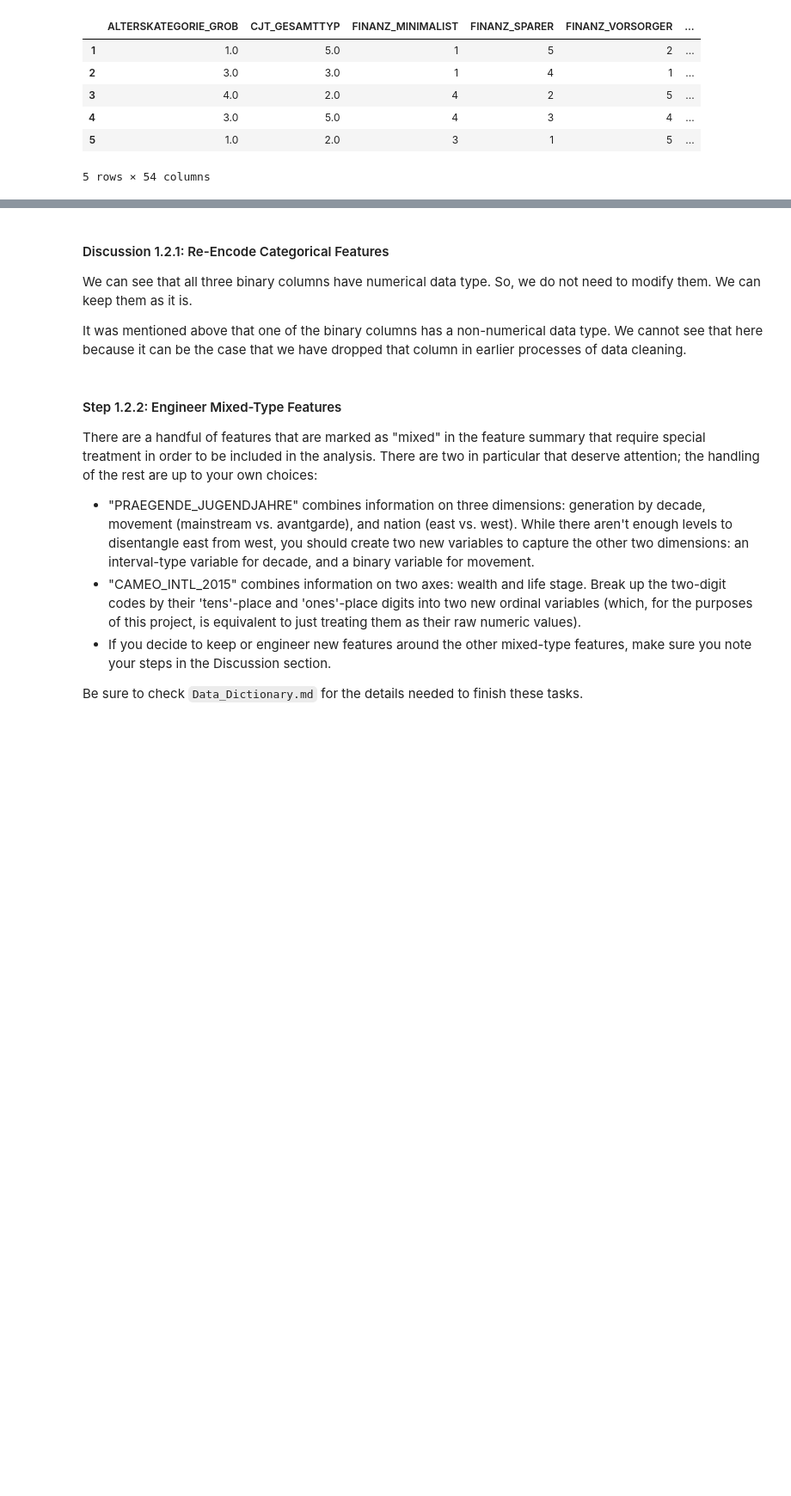
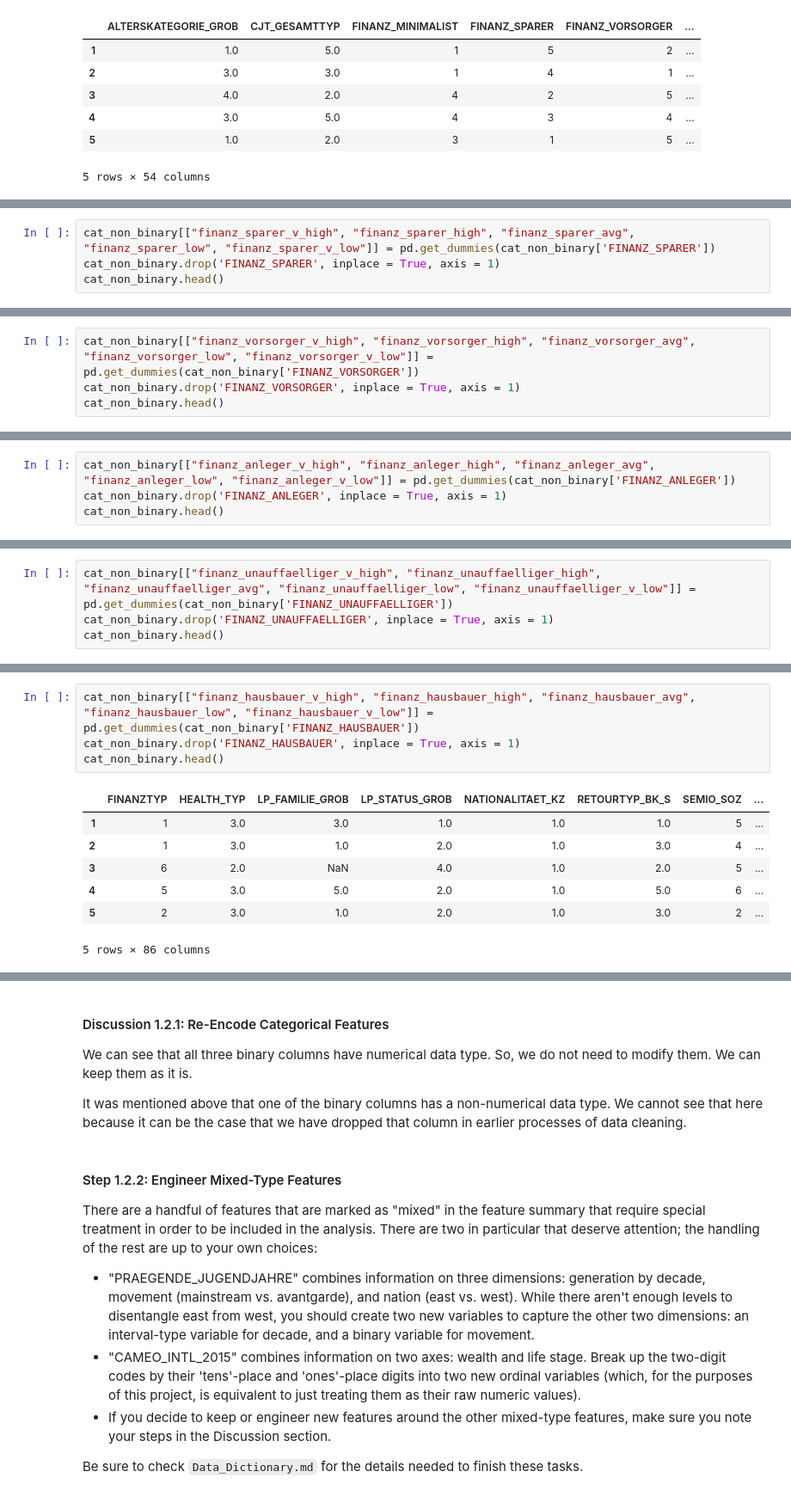
Before and after one commit to sanjeevai/customer_segments_arvato, a Jupyter notebook: Identify_Customer_Segments.ipynb, the cells around one changed output, grey strips where cells are left out. Shown: that part at 86% size. Cells and saved outputs as stored; diff of their text form; blank space fills up the shorter version.

```diff
--- a/Identify_Customer_Segments.ipynb
+++ b/Identify_Customer_Segments.ipynb
@@ -1160,0 +1201,4 @@ cat_non_binary.head()
+# %%
+cat_non_binary[["finanz_sparer_v_high", "finanz_sparer_high", "finanz_sparer_avg", "finanz_sparer_low", "finanz_sparer_v_low"]] = pd.get_dummies(cat_non_binary['FINANZ_SPARER'])
+cat_non_binary.drop('FINANZ_SPARER', inplace = True, axis = 1)
+cat_non_binary.head()
@@ -1160,0 +1213,4 @@ cat_non_binary.head()
+# %%
+cat_non_binary[["finanz_vorsorger_v_high", "finanz_vorsorger_high", "finanz_vorsorger_avg", "finanz_vorsorger_low", "finanz_vorsorger_v_low"]] = pd.get_dummies(cat_non_binary['FINANZ_VORSORGER'])
+cat_non_binary.drop('FINANZ_VORSORGER', inplace = True, axis = 1)
+cat_non_binary.head()
@@ -1160,0 +1225,4 @@ cat_non_binary.head()
+# %%
+cat_non_binary[["finanz_anleger_v_high", "finanz_anleger_high", "finanz_anleger_avg", "finanz_anleger_low", "finanz_anleger_v_low"]] = pd.get_dummies(cat_non_binary['FINANZ_ANLEGER'])
+cat_non_binary.drop('FINANZ_ANLEGER', inplace = True, axis = 1)
+cat_non_binary.head()
@@ -1160,0 +1237,4 @@ cat_non_binary.head()
+# %%
+cat_non_binary[["finanz_unauffaelliger_v_high", "finanz_unauffaelliger_high", "finanz_unauffaelliger_avg", "finanz_unauffaelliger_low", "finanz_unauffaelliger_v_low"]] = pd.get_dummies(cat_non_binary['FINANZ_UNAUFFAELLIGER'])
+cat_non_binary.drop('FINANZ_UNAUFFAELLIGER', inplace = True, axis = 1)
+cat_non_binary.head()
@@ -1160,0 +1249,12 @@ cat_non_binary.head()
+# %%
+cat_non_binary[["finanz_hausbauer_v_high", "finanz_hausbauer_high", "finanz_hausbauer_avg", "finanz_hausbauer_low", "finanz_hausbauer_v_low"]] = pd.get_dummies(cat_non_binary['FINANZ_HAUSBAUER'])
+cat_non_binary.drop('FINANZ_HAUSBAUER', inplace = True, axis = 1)
+cat_non_binary.head()
+# %% [output]
+|  | FINANZTYP | HEALTH_TYP | LP_FAMILIE_GROB | LP_STATUS_GROB | NATIONALITAET_KZ | RETOURTYP_BK_S | SEMIO_SOZ | ... |
+| 1 | 1 | 3.0 | 3.0 | 1.0 | 1.0 | 1.0 | 5 | ... |
+| 2 | 1 | 3.0 | 1.0 | 2.0 | 1.0 | 3.0 | 4 | ... |
+| 3 | 6 | 2.0 | NaN | 4.0 | 1.0 | 2.0 | 5 | ... |
+| 4 | 5 | 3.0 | 5.0 | 2.0 | 1.0 | 5.0 | 6 | ... |
+| 5 | 2 | 3.0 | 1.0 | 2.0 | 1.0 | 3.0 | 2 | ... |
+5 rows × 86 columns
```
Also changed, not shown: parts of 13 cells of this notebook.
